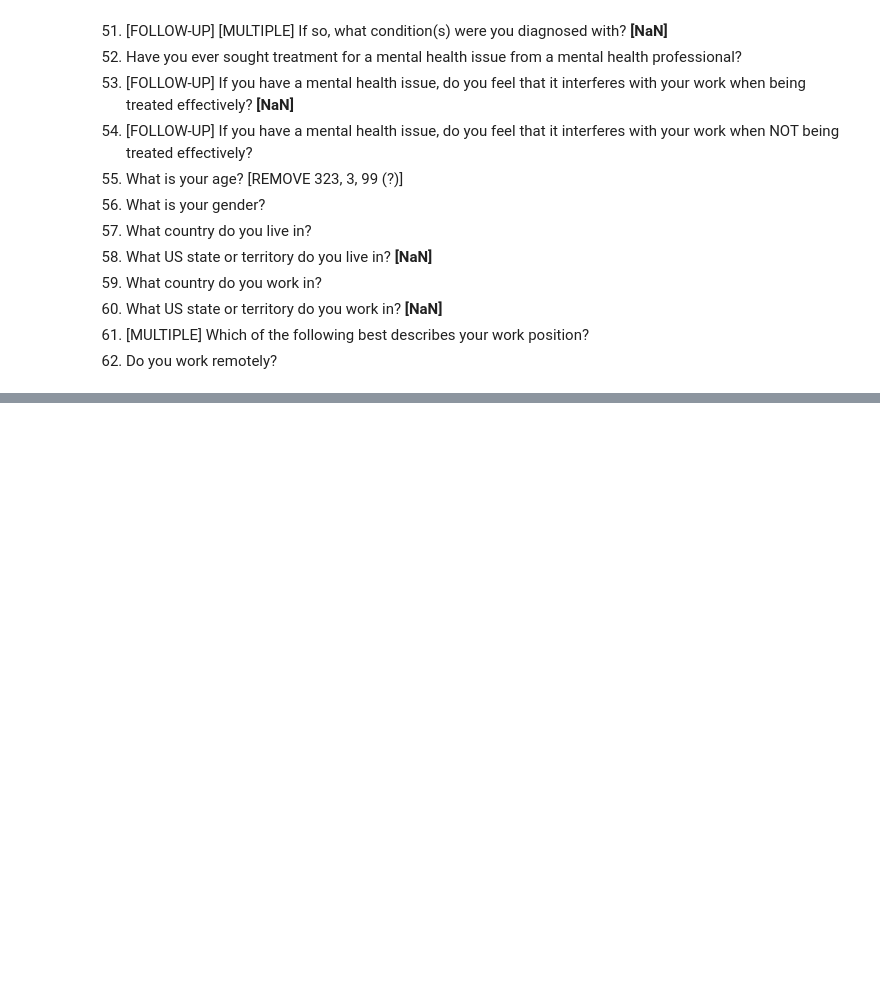
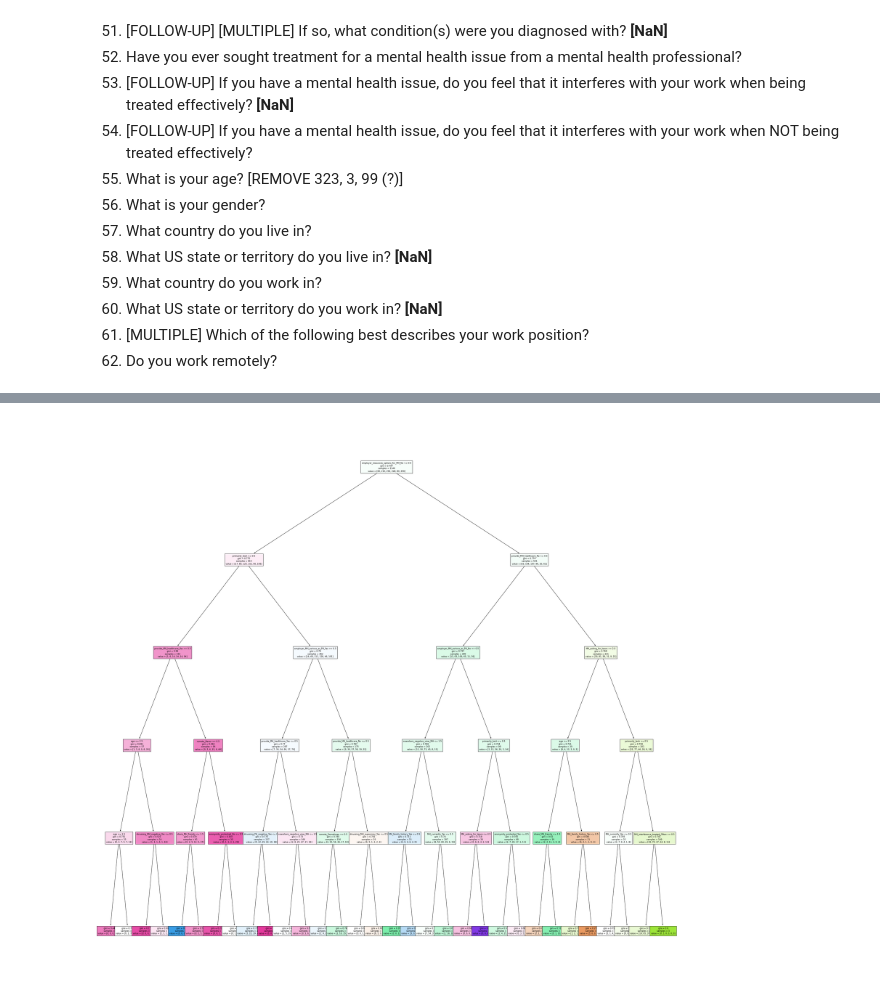
Before and after one commit to LeonOelenberg/DLI-OSMI-Mental-Health, a Jupyter notebook: Notebook.ipynb, the cells around one changed output, grey strips where cells are left out. Drawn from its saved outputs; the diff is of its cells as text; code cells hidden in the pictures; blank space fills up the shorter version.

```diff
--- a/Notebook.ipynb
+++ b/Notebook.ipynb
@@ -195,12 +294,14 @@ feature_names = df_dummy.columns.tolist()
 # %%
 X = df_dummy.drop(["company_size"], axis=1, inplace=False)
 y = df_dummy["company_size"]
 
 # Here we should do more experiments with different parameters.
-clf = tree.DecisionTreeClassifier(max_depth=4)
+clf = tree.DecisionTreeClassifier(max_depth=5)
 
 clf = clf.fit(X,y)
 
 fig=plt.figure(figsize=(40, 40))
-tree.plot_tree(clf, fontsize=8, feature_names=feature_names, filled=True)
+tree.plot_tree(clf, fontsize=8, feature_names=list(X), filled=True)
 fig.savefig('decision_tree_plot.png', dpi=100)
+# %% [output]
+[figure, added]
```
Also changed, not shown: parts of 6 cells of this notebook.
